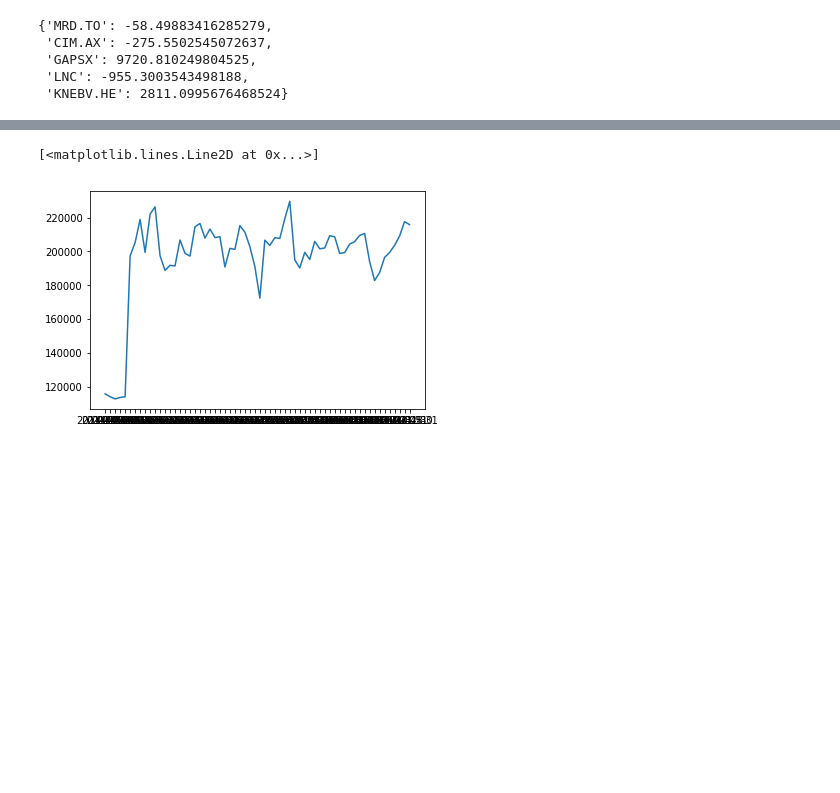
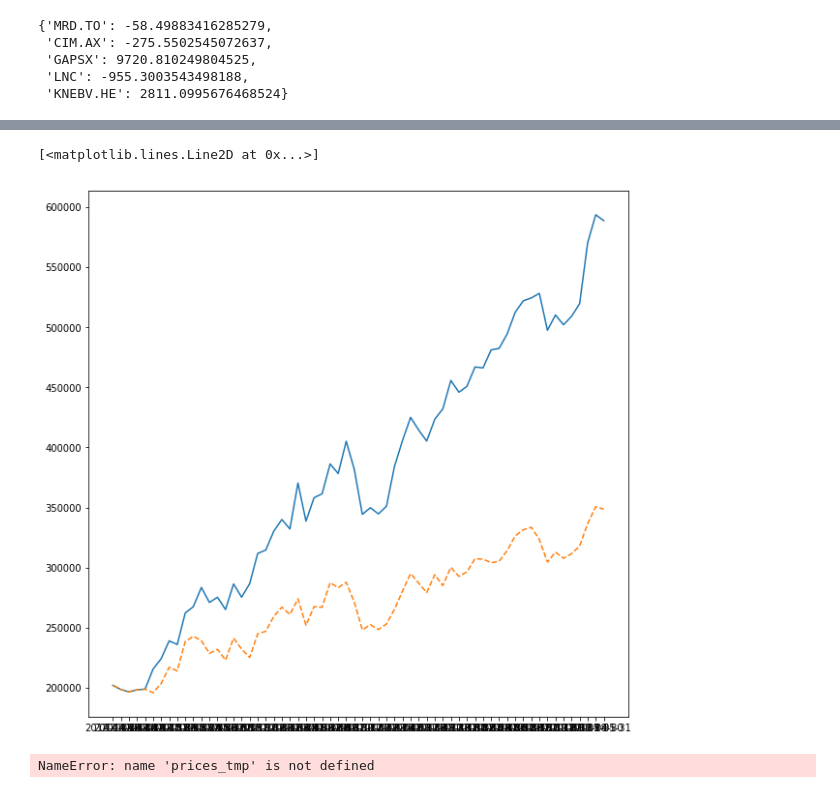
Before and after one commit to CherryADA/RoboAdvisor, a Jupyter notebook: Portfolio_demo.ipynb, the cells around one changed output, grey strips where cells are left out. Saved outputs shown, nothing was run; the diff lists cells and outputs as text; code cells hidden in the pictures; blank space fills up the shorter version.

Commit message:
Fixed rebalancing issue in tracking

```diff
--- a/Portfolio_demo.ipynb
+++ b/Portfolio_demo.ipynb
@@ -50,0 +54,6 @@ test_admin.portfolio.getPortfolioValue(start_date)
+# %%
+test_admin_norebal=Admin()
+#
+test_admin_norebal.suggestPortfolio('1','2014-04-01')
+test_admin_norebal.trackPortfolio(rebalance_flag=False)
+test_admin_norebal.getAccountValue(start_date)
@@ -56,5 +68,7 @@ start_date='2014-04-01'
 all_dates=[datetime.strftime(item,date_format) for item in pd.date_range(start_date,today_date,freq='M')]
 # %%
 portf_values=[]
+portf_values_norebal=[]
 for item in all_dates:
-    portf_values.append(test_admin.portfolio.getPortfolioValue(item))
+    portf_values.append(test_admin.getAccountValue(item))
+    portf_values_norebal.append(test_admin_norebal.getAccountValue(item))
@@ -61,6 +93,22 @@ for item in all_dates:
 # %%
 from matplotlib import pyplot as plt
+plt.figure(figsize=(10,10))
 plt.plot(all_dates,portf_values)
+plt.plot(all_dates,portf_values_norebal,'--')
 # %% [output]
 [<matplotlib.lines.Line2D at 0x...>]
-[figure, old version]
+[figure, new version]
+# %%
+import numpy as np
+weights=[-0.00539872, -0.02485202,  0.72246993, -0.24030242,  0.54808322]
+amounts=np.divide(np.multiply(weights,200000),np.multiply(prices_tmp,1+0.0001))
+time_series_no_rebal=[]
+for date in all_dates:
+    sec_prices_tmp=[]
+    for item in test_admin.portfolio[start_date].portfolio.keys():
+        sec_prices_tmp.append(universe.get_price_in_currency(item,date,'CAD'))
+    time_series_no_rebal.append(np.sum(np.multiply(amounts,sec_prices_tmp)))
+
+plt.plot(all_dates,time_series_no_rebal)
+# %% [output]
+NameError: name 'prices_tmp' is not defined
```
Also changed, not shown: parts of 12 cells of this notebook, 2 other files.
